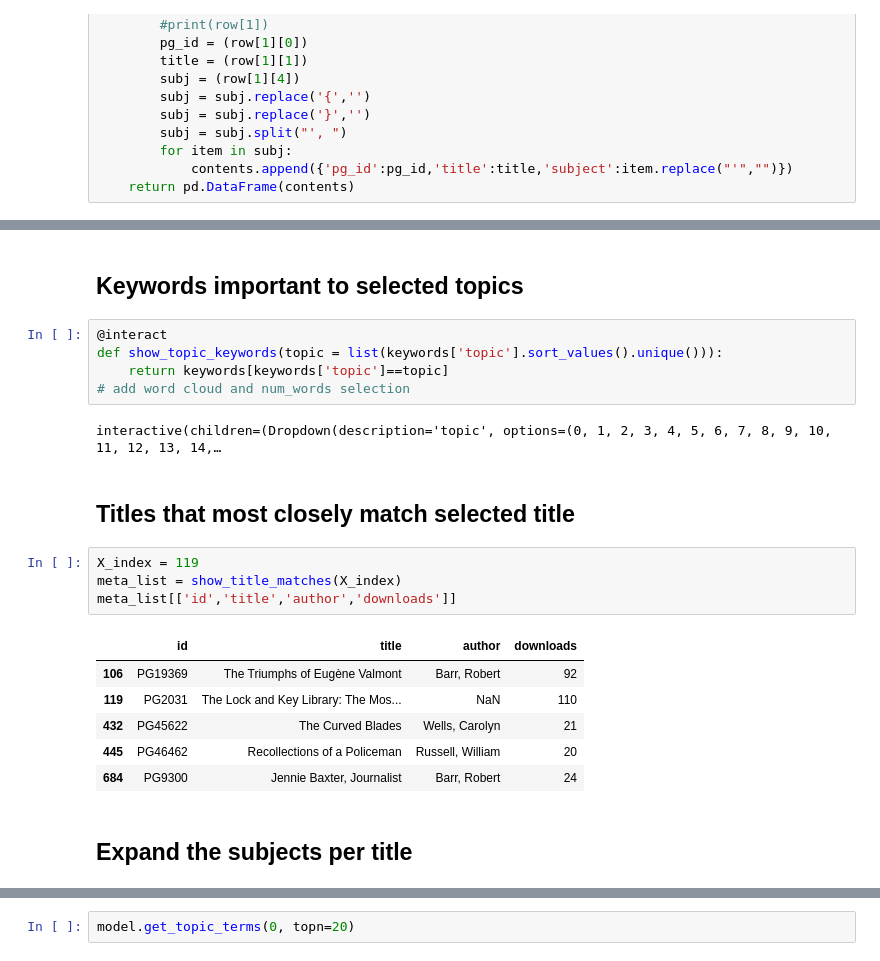
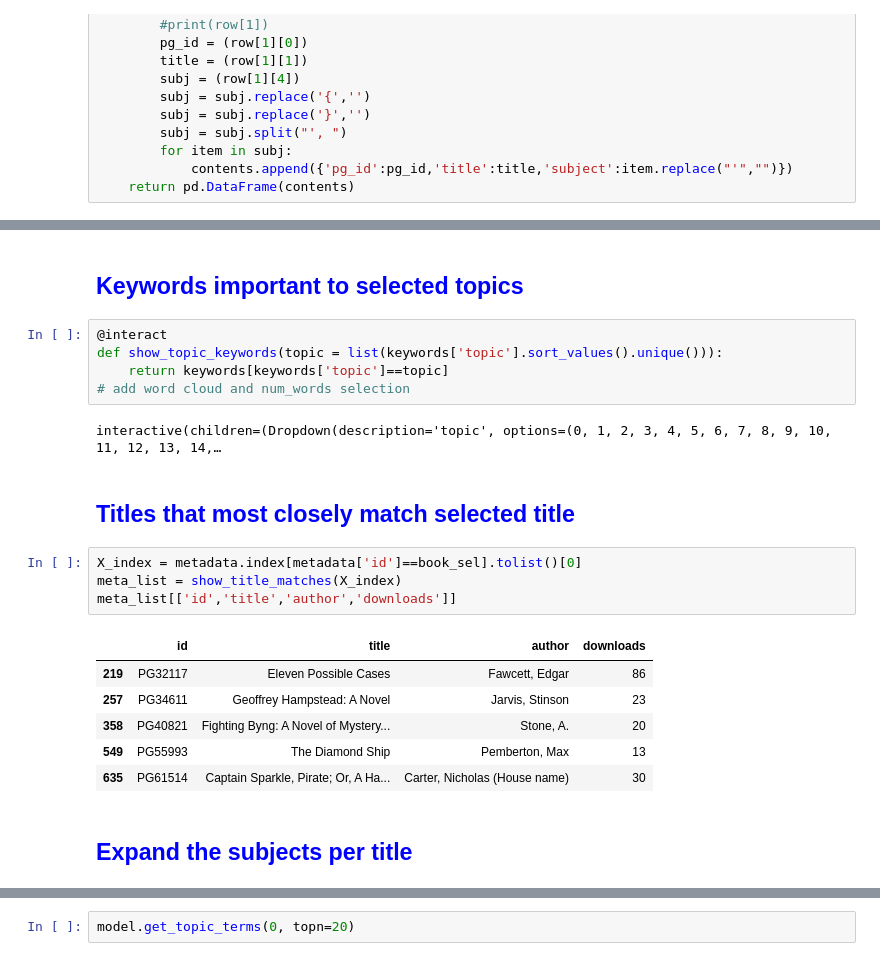
Before and after one commit to maggimckenzie/capstone_mm, a Jupyter notebook: notebooks/detective_and_mystery_lda_topic_demo.ipynb, the cells around one changed output, grey strips where cells are left out. Saved outputs shown, nothing was run; the diff lists cells and outputs as text.

Commit message:
rework flow of topic demo

```diff
--- a/notebooks/detective_and_mystery_lda_topic_demo.ipynb
+++ b/notebooks/detective_and_mystery_lda_topic_demo.ipynb
@@ -127,5 +157,5 @@ topics.sort_values('importance', ascending = False)
 # %% [markdown]
-## Keywords important to selected topics
+## <font color = 'blue'>Keywords important to selected topics</font>
 # %%
 @interact
 def show_topic_keywords(topic = list(keywords['topic'].sort_values().unique())):
@@ -134,19 +164,19 @@ def show_topic_keywords(topic = list(keywords['topic'].sort_values().unique())):
 # %% [output]
 interactive(children=(Dropdown(description='topic', options=(0, 1, 2, 3, 4, 5, 6, 7, 8, 9, 10, 11, 12, 13, 14,…
 # %% [markdown]
-## Titles that most closely match selected title
+## <font color = 'blue'>Titles that most closely match selected title</font>
 # %%
-X_index = 119
+X_index = metadata.index[metadata['id']==book_sel].tolist()[0]
 meta_list = show_title_matches(X_index)
 meta_list[['id','title','author','downloads']]
 # %% [output]
 |  | id | title | author | downloads |
-| 106 | PG19369 | The Triumphs of Eugène Valmont | Barr, Robert | 92 |
-| 119 | PG2031 | The Lock and Key Library: The Mos... | NaN | 110 |
-| 432 | PG45622 | The Curved Blades | Wells, Carolyn | 21 |
-| 445 | PG46462 | Recollections of a Policeman | Russell, William | 20 |
-| 684 | PG9300 | Jennie Baxter, Journalist | Barr, Robert | 24 |
+| 219 | PG32117 | Eleven Possible Cases | Fawcett, Edgar | 86 |
+| 257 | PG34611 | Geoffrey Hampstead: A Novel | Jarvis, Stinson | 23 |
+| 358 | PG40821 | Fighting Byng: A Novel of Mystery... | Stone, A. | 20 |
+| 549 | PG55993 | The Diamond Ship | Pemberton, Max | 13 |
+| 635 | PG61514 | Captain Sparkle, Pirate; Or, A Ha... | Carter, Nicholas (House name) | 30 |
 # %% [markdown]
-## Expand the subjects per title
+## <font color = 'blue'>Expand the subjects per title</font>
 # %%
 subjects = show_title_subjects(meta_list)
```
Also changed, not shown: parts of 23 cells of this notebook, 1 other file.
